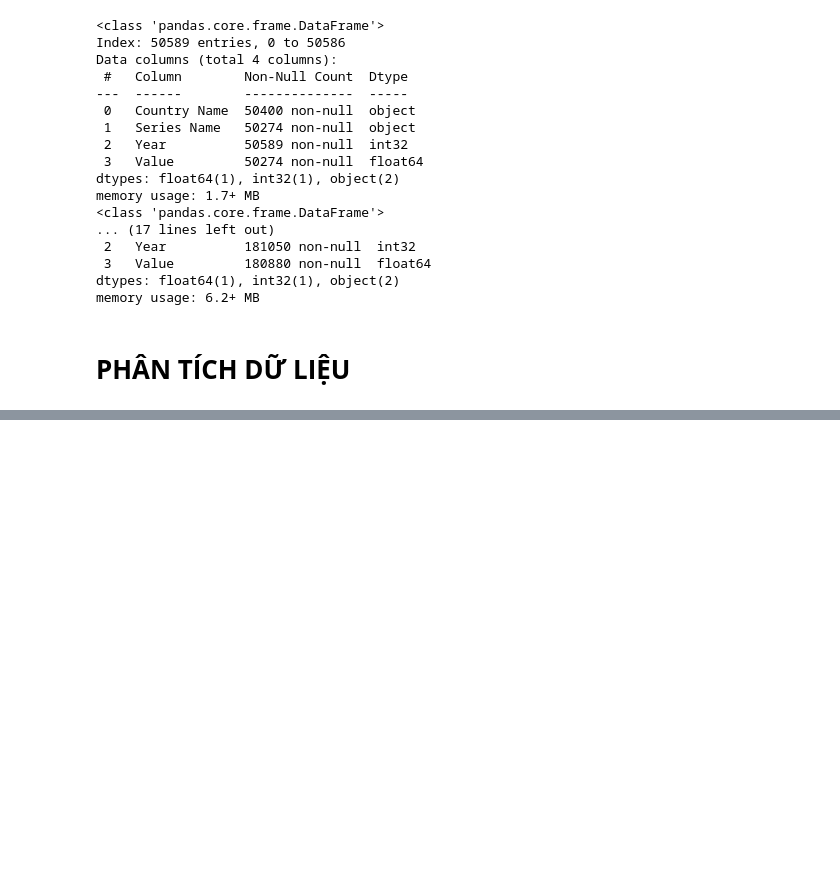
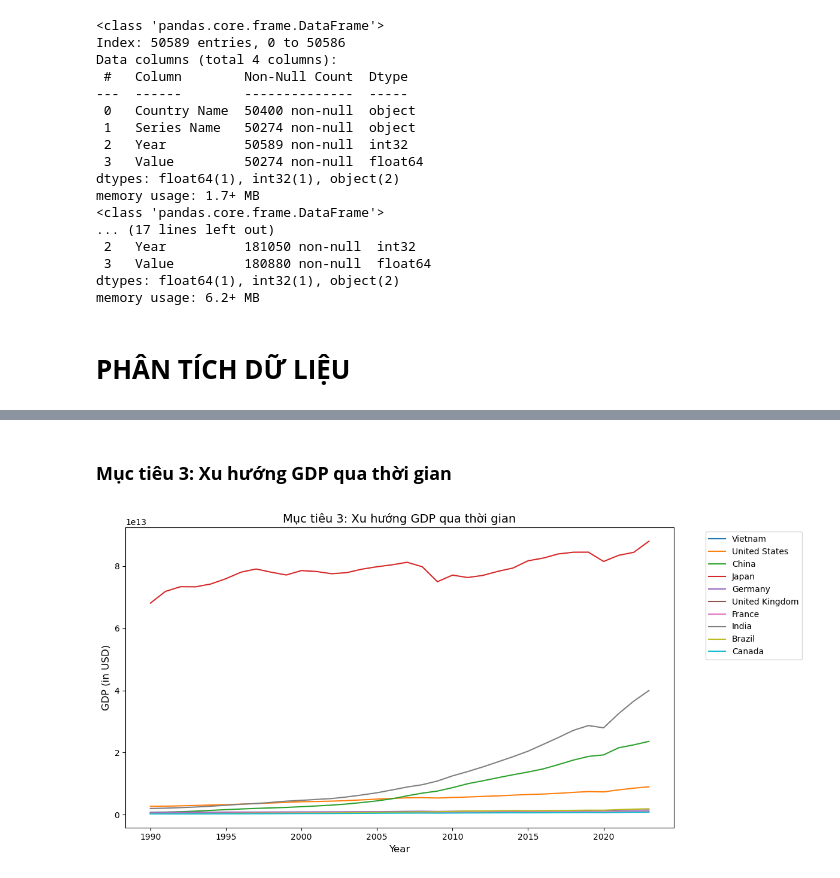
Before and after one commit to RokeMSE/-Lab02--Data-Visualization, a Jupyter notebook: 22127225_22127357_22127374.ipynb, the cells around one changed output, grey strips where cells are left out. Drawn from its saved outputs; the diff is of its cells as text; code cells hidden in the pictures; blank space fills up the shorter version.

```diff
--- a/22127225_22127357_22127374.ipynb
+++ b/22127225_22127357_22127374.ipynb
@@ -388,0 +435,15 @@ plt.show()
+# %% [markdown]
+### **Mục tiêu 3: Xu hướng GDP qua thời gian**
+# %%
+plt.figure(figsize=(12, 6))
+for country in relevant_country_names:
+    country_data = gdp_grouped[gdp_grouped['Country Name'] == country]
+    plt.plot(country_data['Year'], country_data['Value'], label=country)
+plt.title('Mục tiêu 3: Xu hướng GDP qua thời gian', fontsize=14)
+plt.xlabel('Year', fontsize=12)
+plt.ylabel('GDP (in USD)', fontsize=12)
+plt.legend(bbox_to_anchor=(1.05, 1), loc='upper left')
+plt.tight_layout()
+plt.show()
+# %% [output]
+[figure, added]
```
Also changed, not shown: parts of 23 cells of this notebook.
